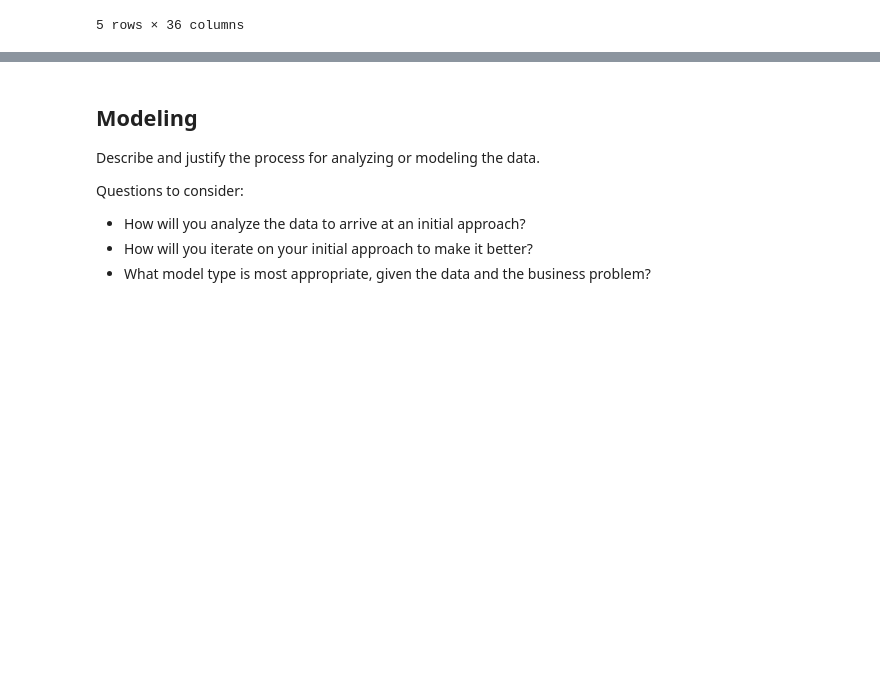
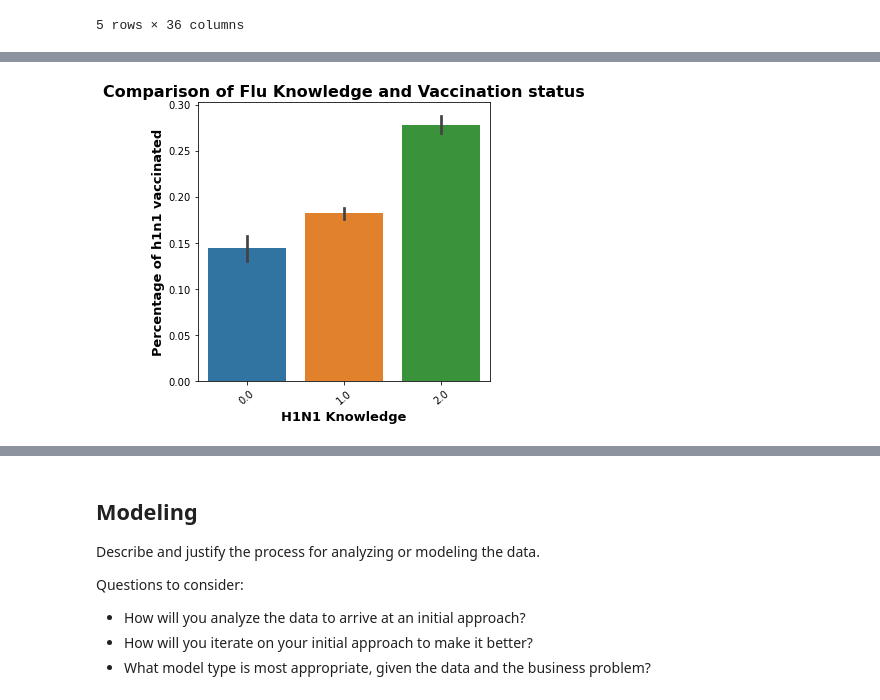
Before and after one commit to emykes/Flu_Vaccination_ML, a Jupyter notebook: Notebooks/Tamiru/Project3_Tamiru.ipynb, the cells around one changed output, grey strips where cells are left out. Drawn from its saved outputs; the diff is of its cells as text; code cells hidden in the pictures; blank space fills up the shorter version.

```diff
--- a/Notebooks/Tamiru/Project3_Tamiru.ipynb
+++ b/Notebooks/Tamiru/Project3_Tamiru.ipynb
@@ -85,0 +242,14 @@ fluvacc.head()
+# %%
+# Setting the size of the plot
+plt.figure(figsize = (5,5))
+# Creating the bar plot with X = h1n1_knowledge and Y = h1n1_vaccine
+sns.barplot(data = df, x=df['h1n1_knowledge'], y=df['h1n1_vaccine'])
+# Setting title and labels
+plt.title('Comparison of Flu Knowledge and Vaccination status', fontsize=16, fontweight='bold')
+plt.xlabel('H1N1 Knowledge', fontsize=13, fontweight='bold')
+plt.ylabel('Percentage of h1n1 vaccinated', fontsize=13, fontweight='bold')
+# Rotating X ticks for legibility
+plt.xticks(rotation = 40)
+plt.tight_layout();
+# %% [output]
+[figure, added]
```
Also changed, not shown: parts of 36 cells of this notebook.
